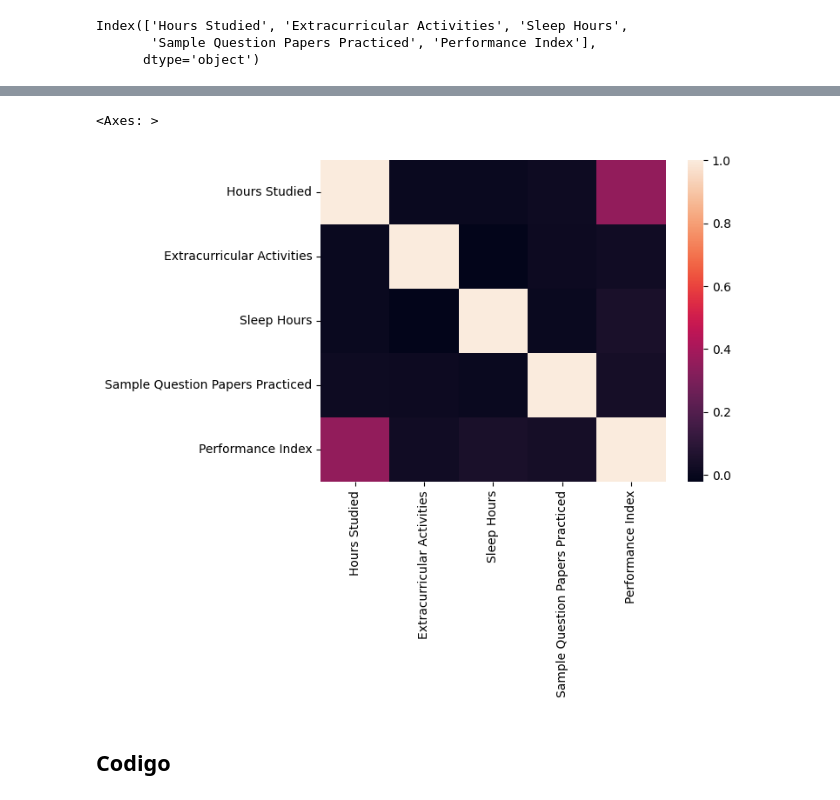
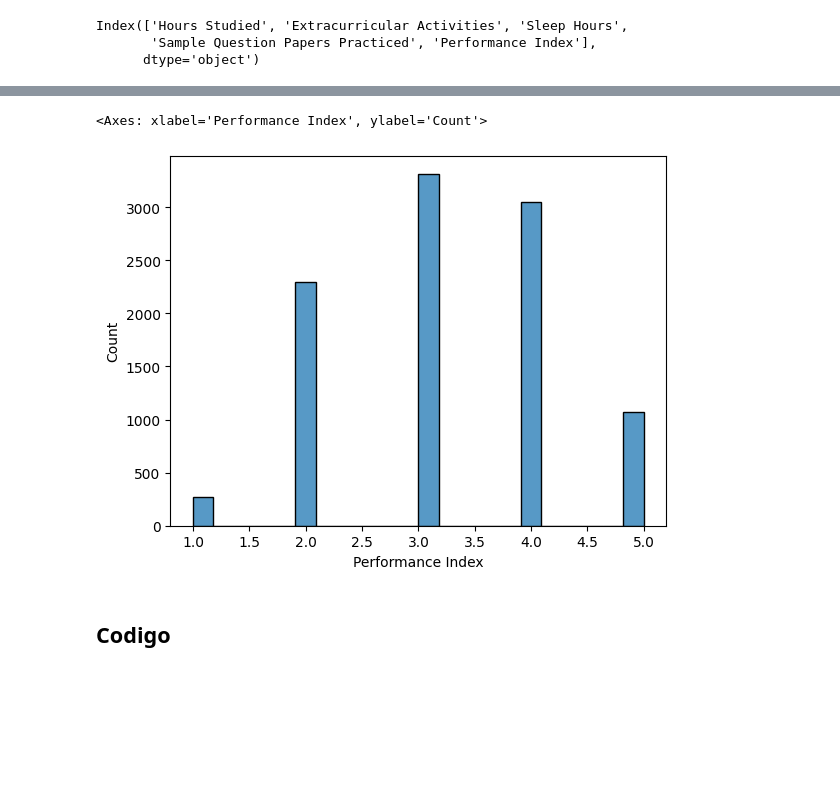
Before and after one commit to ICEI-PUC-Minas-PPL-CDIA/ppl-cd-pcd-sist-int-2024-1-sleepresearch-2024-1, a Jupyter notebook: src/modelo1.ipynb, the cells around one changed output, grey strips where cells are left out. Cells and saved outputs as stored; diff of their text form; code cells hidden in the pictures; blank space fills up the shorter version.

```diff
--- a/src/modelo1.ipynb
+++ b/src/modelo1.ipynb
@@ -253,8 +247,10 @@ sns.pairplot(data2, hue='Performance Index')
 # %%
-sns.heatmap(data2.corr())
+#sns.heatmap(data2.corr())
-# %% [output]
-<Axes: >
-[figure, removed]
+# %%
+sns.histplot(data2['Performance Index'])
+# %% [output]
+<Axes: xlabel='Performance Index', ylabel='Count'>
+[figure, added]
 # %% [markdown]
 ## Codigo
 # %% [markdown]
```
Also changed, not shown: parts of 29 cells of this notebook, 7 other files.
